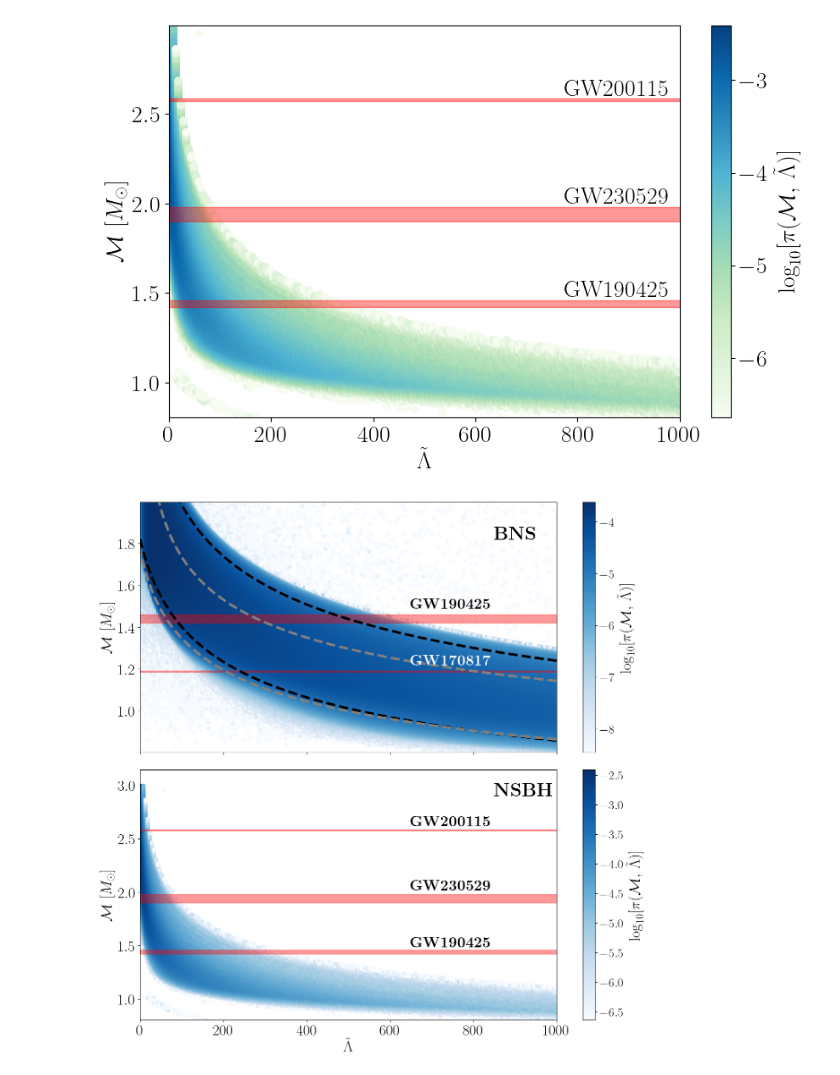
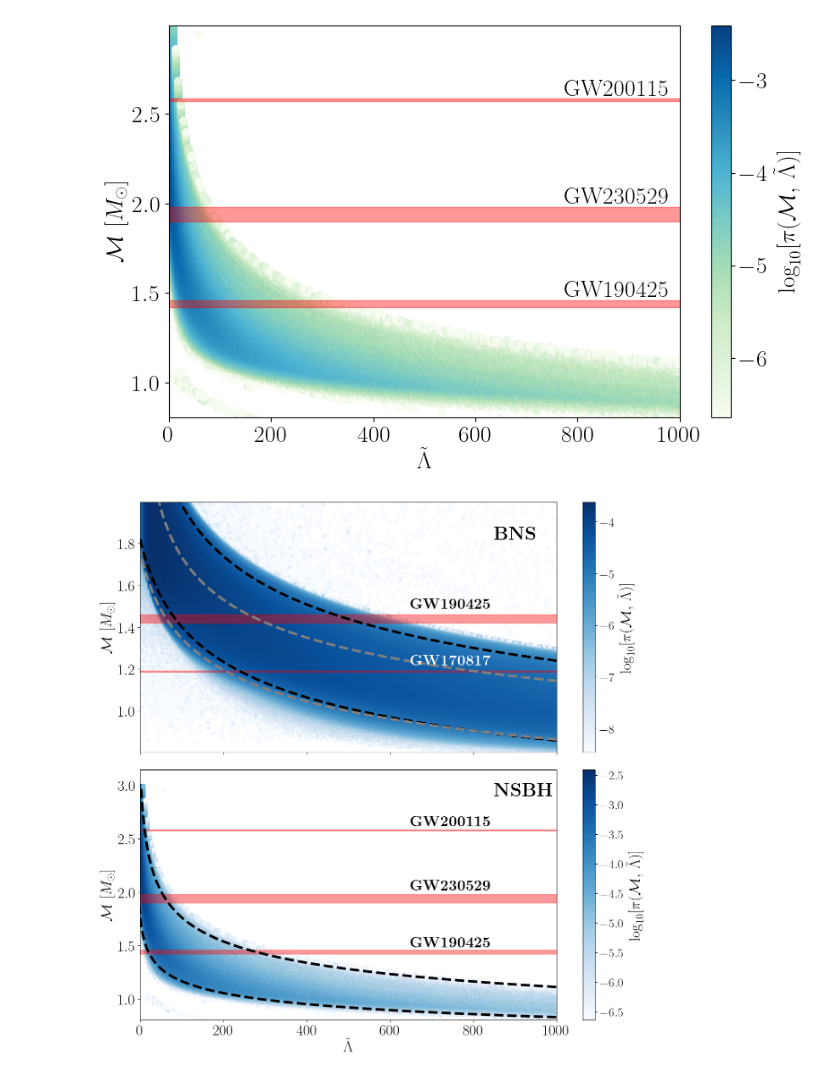
Before and after one commit to EckerChristian/MCLambdaBHNS, a Jupyter notebook: plotting_code/Fig_1_Plot_BNS_NSBH_priors.ipynb, the cells around one changed output. Cells and saved outputs as stored; diff of their text form; code cells hidden in the pictures.

Commit message:
adding contour for BHNS case

```diff
--- a/plotting_code/Fig_1_Plot_BNS_NSBH_priors.ipynb
+++ b/plotting_code/Fig_1_Plot_BNS_NSBH_priors.ipynb
@@ -144,17 +144,33 @@ ax[0].set_ylabel(r'$\mathcal{M}\,\left[M_\odot\right]$',fontsize=the_fontsize)
 
 # fitting formulas for pdf L of M
 MM = np.linspace(0.8,2.1,100)
+# BNS case
 fitup  =-23+2690/MM**4.5
 fitlow =-56+583 /MM**3.9
 # contours with GW constraint
 fitup2  =-0.55+2091/MM**5.5
 fitlow2 =-41+539 /MM**4.5
+# BHNS case
+
+MM2 = np.linspace(0.8,3,100)
+fitup3  =-5+1700/MM2**4.9
+fitlow3 =-6+296/MM2**6.6
+# contours with GW constraint
+fitup4  =-0.55+2091/MM2**5.5
+fitlow4 =-41+539 /MM2**4.5
 
 ax[0].plot(fitup[:], MM[:], color="black", linestyle="--",linewidth=4)
 ax[0].plot(fitlow[:], MM[:], color="black", linestyle="--",linewidth=4)
 
 ax[0].plot(fitup2[:], MM[:], color="gray", linestyle="--",linewidth=4)
 ax[0].plot(fitlow2[:], MM[:], color="gray", linestyle="--",linewidth=4)
+
+ax[1].plot(fitup3[:], MM2[:], color="black", linestyle="--",linewidth=4)
+ax[1].plot(fitlow3[:], MM2[:], color="black", linestyle="--",linewidth=4)
+
+#ax[1].plot(fitup2[:], MM[:], color="gray", linestyle="--",linewidth=4)
+#ax[1].plot(fitlow2[:], MM[:], color="gray", linestyle="--",linewidth=4)
+
 
 plt.text(850, 5.3, r'${\rm \textbf{BNS}}$', fontsize=30)
 
@@ -171,31 +187,31 @@ ax[1].set_rasterized(True)
 im2 = ax[1].scatter(tides2, mass2, c=np.log10(prob2), cmap='Blues', alpha=1.0)
 ax[1].axhspan(1.42, 1.46, color='red', alpha=0.4)
 ax[1].annotate(r'\textbf{GW190425}', (650, 1.49), fontsize=the_fontsize)
 ax[1].axhspan(6.09 - 0.06, 6.09 + 0.06, color='red', alpha=0.4)
 ax[1].annotate(r'\textbf{GW190814}', (650, 6.11), fontsize=the_fontsize)
 ax[1].axhspan(1.94 - 0.04, 1.94 + 0.04, color='red', alpha=0.4)
 ax[1].annotate(r'\textbf{GW230529}', (650, 2.02), fontsize=the_fontsize)
 ax[1].axhspan(2.58 - 0.007, 2.58 + 0.006, color='red', alpha=0.4)
 ax[1].annotate(r'\textbf{GW200115}', (650, 2.62), fontsize=the_fontsize)
 ax[1].set_xlim(0, 1000)
 ax[1].set_ylim(min(mass2), max(mass2)+0.15)
 ax[1].set_ylabel(r'$\mathcal{M}\,\left[M_\odot\right]$',fontsize=the_fontsize)
 ax[1].set_xlabel(r'$\tilde{\Lambda}$',fontsize=the_fontsize)
 
 plt.text(850, 2.9, r'${\rm \textbf{NSBH}}$', fontsize=30)
 
 # Adjust tick label font sizes
 for axis in ax:
     axis.tick_params(axis='both', which='both', labelsize=the_fontsize)
 
 # Add a color bar to the second subplot
 #fig.colorbar(im2, ax=ax[1], label=r'$\rm \log_{10}[\pi(\mathcal{M},\,\tilde{\Lambda})]$')
 cb = fig.colorbar(im2, ax=ax[1])
 cb.set_label(label=r'$\rm \log_{10}[\pi(\mathcal{M},\,\tilde{\Lambda})]$', fontsize=24)
 
 # Adjust layout and save the figure
 #plt.tight_layout()
 plt.savefig('Fig_1_Physics_priors.pdf', dpi=200,bbox_inches='tight')
 plt.show()
 # %% [output]
-[figure, old version]
+[figure, new version]
```
Also changed, not shown: 3 other files.
